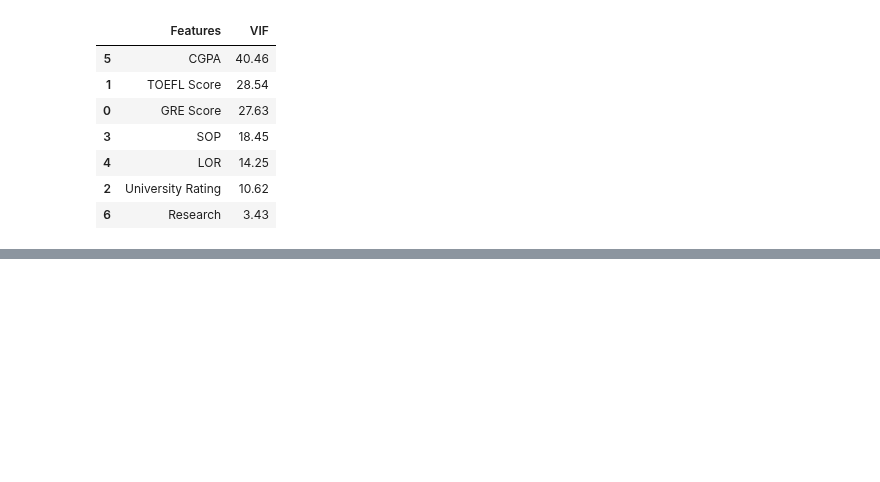
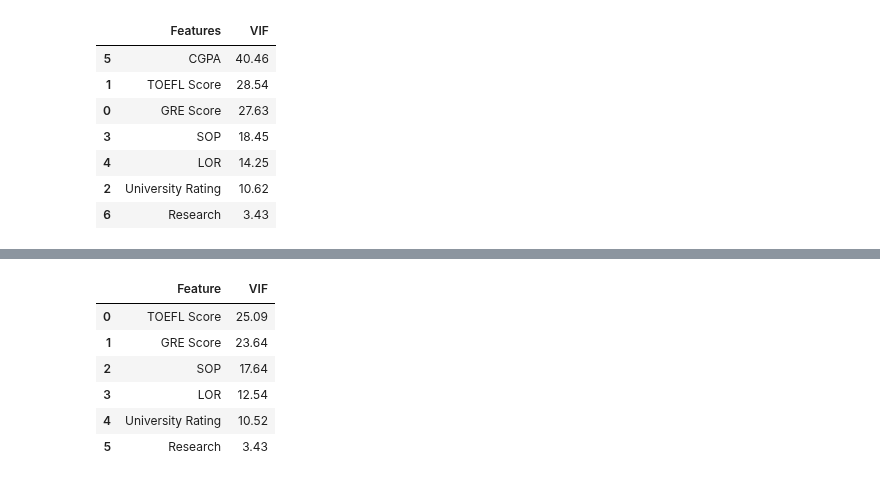
Before and after one commit to akshayabhale1406/SCLR_Jamboree_Education_Linear_Regression, a Jupyter notebook: Jamboree_Education_Linear_Regression.ipynb, the cells around one changed output, grey strips where cells are left out. Cells and saved outputs as stored; diff of their text form; code cells hidden in the pictures; blank space fills up the shorter version.

```diff
--- a/Jamboree_Education_Linear_Regression.ipynb
+++ b/Jamboree_Education_Linear_Regression.ipynb
@@ -330,0 +344,29 @@ Notes:
+# %%
+vif_threshold = 5
+r2_threshold = 0.5
+i = 1
+feat_removed = ["CGPA"]
+while True:
+  vif = pd.DataFrame()
+  X_t = pd.DataFrame(x_train, columns = x_train.columns)[cols2]
+  vif["Feature"] = cols2
+  vif["VIF"] = [variance_inflation_factor(X_t.values, i) for i in range(X_t.shape[1])]
+  vif["VIF"] = round(vif["VIF"], 2)
+  vif = vif.sort_values(by = "VIF", ascending = False)
+
+  cols2 = vif["Feature"][1:].values
+  X2 = pd.DataFrame(x_train, columns= x_train.columns)[cols2]
+  X2_sm = sm.add_constant(X2)
+  sm_model = sm.OLS(list(y_train), X2_sm).fit()
+
+  if (vif.iloc[0]["VIF"] < vif_threshold) or (sm_model.rsquared_adj > r2_threshold):
+    print("Reached threshold")
+    print("Highest vif: ", vif.iloc[0])
+    print("Current adj. R2 is: ", sm_model.rsquared_adj)
+    print("Features removed: ", i)
+    print("List of features removed: ", feat_removed)
+    break
+
+  else:
+    feat_removed.append(vif.iloc[0]["Feature"])
+  i += 1
@@ -330,0 +381,10 @@ Notes:
+# %%
+vif
+# %% [output]
+|  | Feature | VIF |
+| 0 | TOEFL Score | 25.09 |
+| 1 | GRE Score | 23.64 |
+| 2 | SOP | 17.64 |
+| 3 | LOR | 12.54 |
+| 4 | University Rating | 10.52 |
+| 5 | Research | 3.43 |
```
Also changed, not shown: parts of 4 cells of this notebook.
